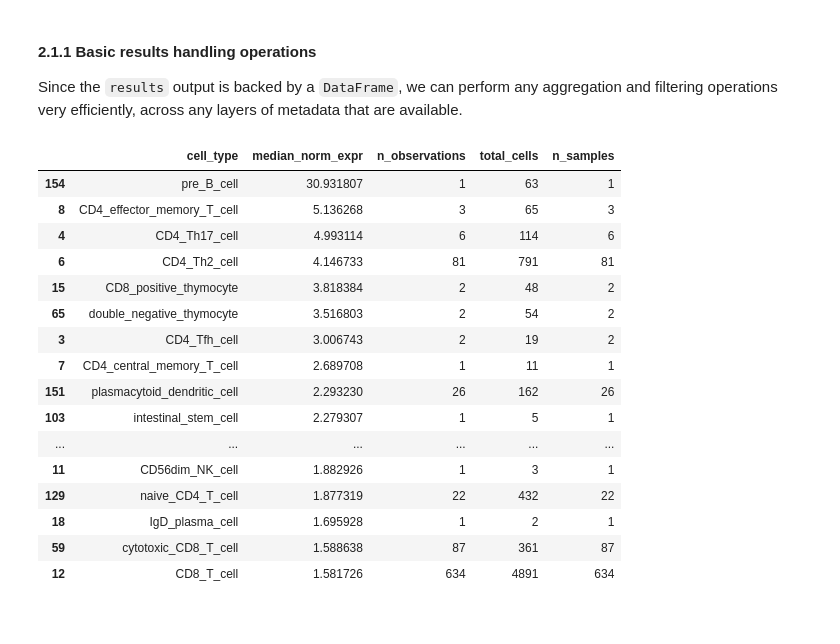
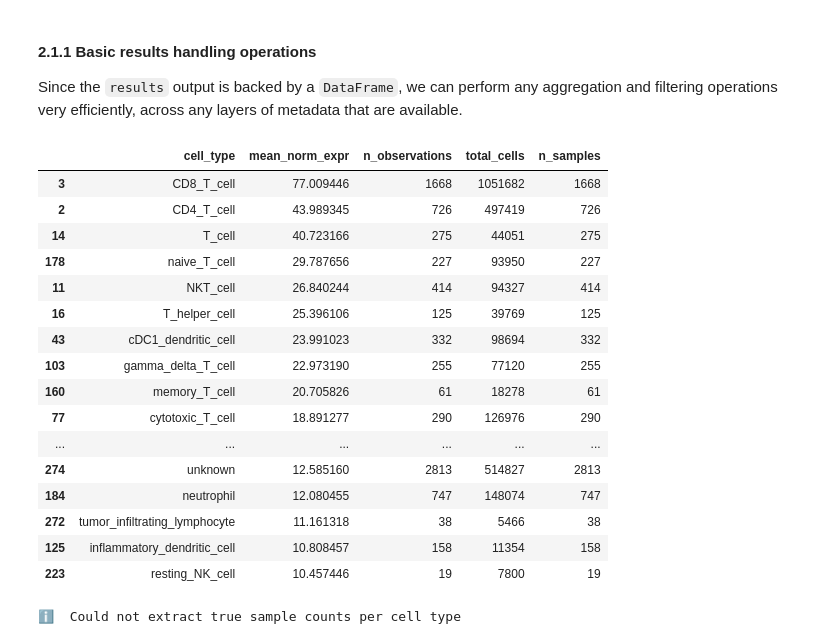
Before and after one commit to malva-bio/malva_client, a Jupyter notebook: examples/01_expression_analysis.ipynb, the cells around one changed output. Drawn from its saved outputs; the diff is of its cells as text; code cells hidden in the pictures.

```diff
--- a/examples/01_expression_analysis.ipynb
+++ b/examples/01_expression_analysis.ipynb
@@ -13,4 +13,4 @@ import dnaio
 from malva_client import MalvaClient
 from malva_client.tools import mask_sequence
 
-client = MalvaClient("https://malva.mdc-berlin.net", API_TOKEN)
+client = MalvaClient("https://malva.mdc-berlin.de", API_TOKEN)
@@ -34,6 +37,6 @@ Each query returns not just expression levels, but complete provenance informati
 
 As before, we can perform querying of specific genes across these data by providing specific gene IDs. Check your favourite gene here.
 # %%
-results = client.search("FOXP3")
+results = client.search("CD3D")
 print(results)
 # %% [output]
@@ -80,26 +119,28 @@ results.enrich_with_metadata()
 
 Since the `results` output is backed by a `DataFrame`, we can perform any aggregation and filtering operations very efficiently, across any layers of metadata that are available.
 # %%
-results.aggregate_by("cell_type", agg_func="median").head(20)
+results.aggregate_by("cell_type", agg_func="mean").head(20)
 # %% [output]
-|  | cell_type | median_norm_expr | n_observations | total_cells | n_samples |
-| 154 | pre_B_cell | 30.931807 | 1 | 63 | 1 |
-| 8 | CD4_effector_memory_T_cell | 5.136268 | 3 | 65 | 3 |
-| 4 | CD4_Th17_cell | 4.993114 | 6 | 114 | 6 |
-| 6 | CD4_Th2_cell | 4.146733 | 81 | 791 | 81 |
-| 15 | CD8_positive_thymocyte | 3.818384 | 2 | 48 | 2 |
-| 65 | double_negative_thymocyte | 3.516803 | 2 | 54 | 2 |
-| 3 | CD4_Tfh_cell | 3.006743 | 2 | 19 | 2 |
-| 7 | CD4_central_memory_T_cell | 2.689708 | 1 | 11 | 1 |
-| 151 | plasmacytoid_dendritic_cell | 2.293230 | 26 | 162 | 26 |
-| 103 | intestinal_stem_cell | 2.279307 | 1 | 5 | 1 |
+|  | cell_type | mean_norm_expr | n_observations | total_cells | n_samples |
+| 3 | CD8_T_cell | 77.009446 | 1668 | 1051682 | 1668 |
+| 2 | CD4_T_cell | 43.989345 | 726 | 497419 | 726 |
+| 14 | T_cell | 40.723166 | 275 | 44051 | 275 |
+| 178 | naive_T_cell | 29.787656 | 227 | 93950 | 227 |
+| 11 | NKT_cell | 26.840244 | 414 | 94327 | 414 |
+| 16 | T_helper_cell | 25.396106 | 125 | 39769 | 125 |
+| 43 | cDC1_dendritic_cell | 23.991023 | 332 | 98694 | 332 |
+| 103 | gamma_delta_T_cell | 22.973190 | 255 | 77120 | 255 |
+| 160 | memory_T_cell | 20.705826 | 61 | 18278 | 61 |
+| 77 | cytotoxic_T_cell | 18.891277 | 290 | 126976 | 290 |
 | ... | ... | ... | ... | ... | ... |
-| 11 | CD56dim_NK_cell | 1.882926 | 1 | 3 | 1 |
-| 129 | naive_CD4_T_cell | 1.877319 | 22 | 432 | 22 |
-| 18 | IgD_plasma_cell | 1.695928 | 1 | 2 | 1 |
-| 59 | cytotoxic_CD8_T_cell | 1.588638 | 87 | 361 | 87 |
-| 12 | CD8_T_cell | 1.581726 | 634 | 4891 | 634 |
+| 274 | unknown | 12.585160 | 2813 | 514827 | 2813 |
+| 184 | neutrophil | 12.080455 | 747 | 148074 | 747 |
+| 272 | tumor_infiltrating_lymphocyte | 11.161318 | 38 | 5466 | 38 |
+| 125 | inflammatory_dendritic_cell | 10.808457 | 158 | 11354 | 158 |
+| 223 | resting_NK_cell | 10.457446 | 19 | 7800 | 19 |
 # %%
 # filtering by specific metadata
 filter_data = results.filter_by(disease='normal', organ='brain')
 avg_by_celltype = filter_data.aggregate_by('cell_type')
+# %% [output]
+ℹ️  Could not extract true sample counts per cell type
```
Also changed, not shown: parts of 41 cells of this notebook, 24 other files.
